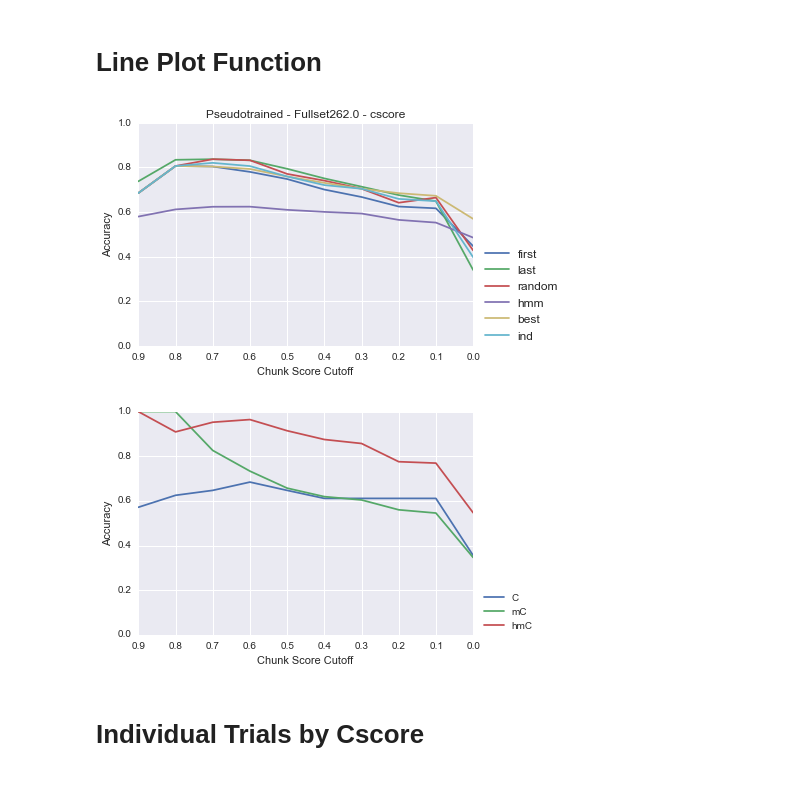
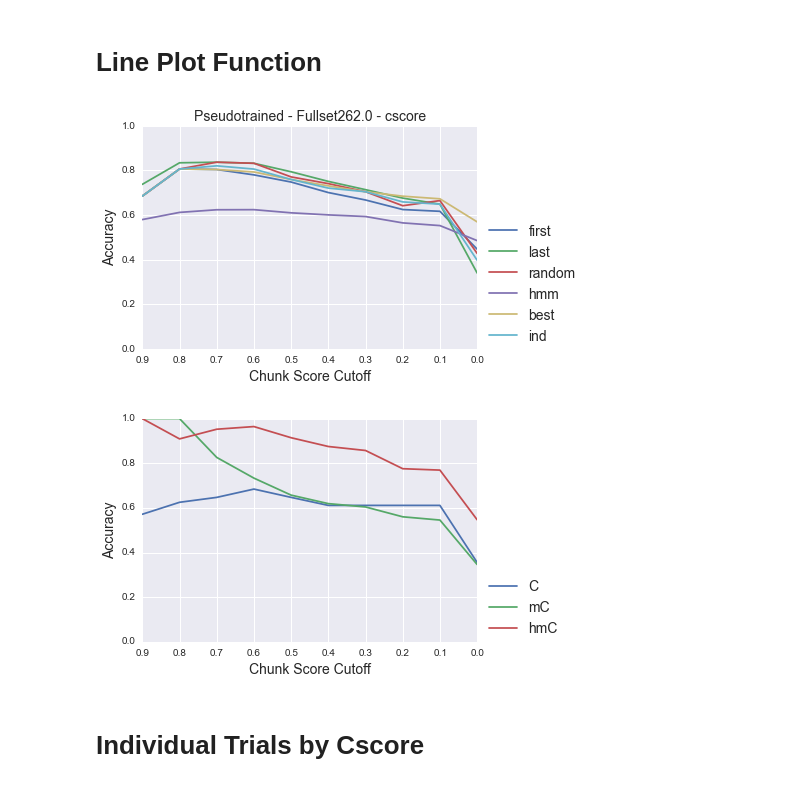
Before and after one commit to jvivian/Helicase-Reread-Project, a Jupyter notebook: Scripts/Results Plotting.ipynb, the cells around one changed output. Drawn from its saved outputs; the diff is of its cells as text; code cells hidden in the pictures.

```diff
--- a/Scripts/Results Plotting.ipynb
+++ b/Scripts/Results Plotting.ipynb
@@ -51,37 +51,38 @@ def accuracy_by_filter_score( trial_set ):
     plt.plot( x, ind, label='ind' )
 
     plt.title( trial_name.split('_')[0] + ' - ' + trial_name.split('_')[1] \
-                + ' - ' + trial_name.split('_')[2] )
+                + ' - ' + trial_name.split('_')[2], fontsize=14 )
 
-    plt.xlabel( 'Chunk Score Cutoff' )
-    plt.ylabel( 'Accuracy' )
+    plt.xlabel( 'Chunk Score Cutoff', fontsize=14 )
+    plt.ylabel( 'Accuracy', fontsize=14 )
     plt.ylim( [0,1.0] )
-    plt.legend(loc='lower left', bbox_to_anchor=(1.02, 0), borderaxespad=0, fontsize=12)
+    plt.legend(loc='lower left', bbox_to_anchor=(1.02, 0), borderaxespad=0, fontsize=14)
     plt.gca().invert_xaxis()
     plt.show()
 
 accuracy_by_filter_score( pseudo_fullset )
 # %% [output]
-[figure, old version]
+[figure, new version]
 # %%
 C = [ 8.0/14, 10.0/16, 11.0/17, 13.0/19, 11.0/17, 11.0/18, 11.0/18, 11.0/18, 11.0/18, 16.0/45]
 mC = [ 3.0/3, 9.0/9, 19.0/23, 22.0/30, 23.0/35, 26.0/42, 29.0/48, 28.0/50, 30.0/55, 53.0/153 ]
 hmC = [ 2.0/2, 10.0/11, 20.0/21, 27.0/28, 32.0/35, 35.0/40, 36.0/42, 38.0/49, 40.0/52, 35.0/64]
 
 x = [ 0.9, 0.8, 0.7, 0.6, 0.5, 0.4, 0.3, 0.2, 0.1, 0.0 ]
 
 plt.plot( x, C, label='C' )
 plt.plot( x, mC, label='mC' )
 plt.plot( x, hmC, label='hmC' )
 
-plt.xlabel( 'Chunk Score Cutoff' )
-plt.ylabel( 'Accuracy' )
+
+plt.xlabel( 'Chunk Score Cutoff', fontsize=14 )
+plt.ylabel( 'Accuracy', fontsize=14 )
 plt.ylim( [0,1.0] )
-plt.legend(loc='lower left', bbox_to_anchor=(1.02, 0), borderaxespad=0)
+plt.legend(loc='lower left', bbox_to_anchor=(1.02, 0), borderaxespad=0, fontsize=14)
 plt.gca().invert_xaxis()
 plt.show()
 # %% [output]
-[figure, old version]
+[figure, new version]
 # %% [markdown]
 # Individual Trials by Cscore
 # %%
```
